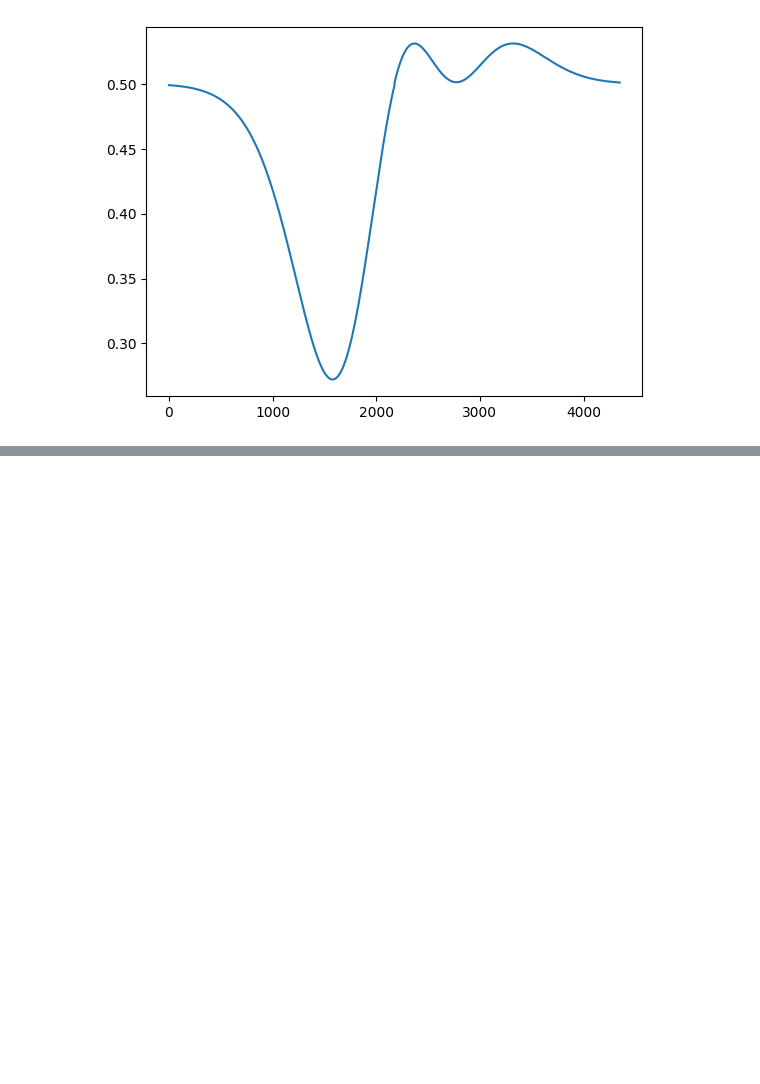
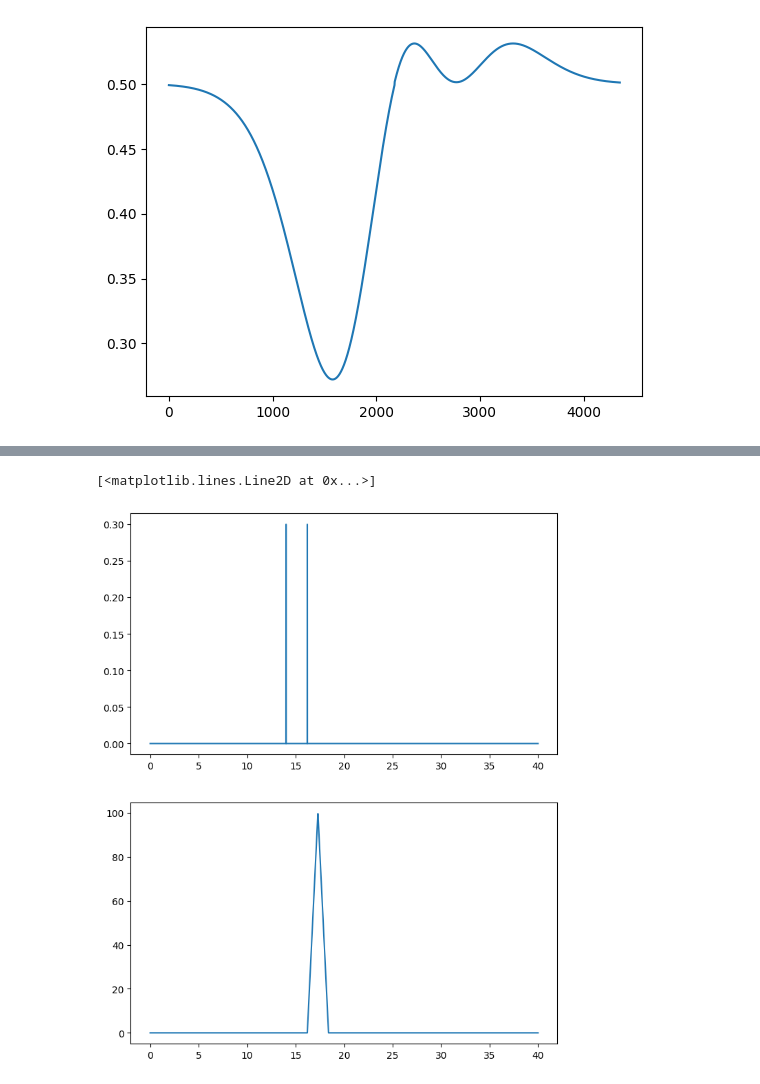
Before and after one commit to mtnusf97/CTRNN, a Jupyter notebook: helper_notebook.ipynb, the cells around one changed output, grey strips where cells are left out. Saved outputs shown, nothing was run; the diff lists cells and outputs as text; code cells hidden in the pictures; blank space fills up the shorter version.

```diff
--- a/helper_notebook.ipynb
+++ b/helper_notebook.ipynb
@@ -296,0 +365,7 @@ len(loss[torch.abs(loss - 0.50) > 0.001])
+# %%
+def load(path_to_file):
+    with open(path_to_file, 'rb') as file:
+        rnn_params = pickle.load(file)
+    return rnn_params
+# %%
+data = load('/home/matin/McMaster/trimba/phd_codes/CTRNN/generated_datasets/ready_set_go_samples_100_duration40_dt0.01_cue_f10l20_interval_2_8_targeta100_cuea0.3_targetshapetriangle.pkl')
@@ -296,0 +381,8 @@ len(loss[torch.abs(loss - 0.50) > 0.001])
+# %%
+x_range = np.arange(0, data_duration, dt)
+_, axs = plt.subplots(2, 1, figsize=(8,10))
+axs[0].plot(x_range, torch.flatten(data[0]['data_x']))
+axs[1].plot(x_range, torch.flatten(data[0]['data_y']))
+# %% [output]
+[<matplotlib.lines.Line2D at 0x...>]
+[figure, added]
```
Also changed, not shown: parts of 9 cells of this notebook, 4 other files.
